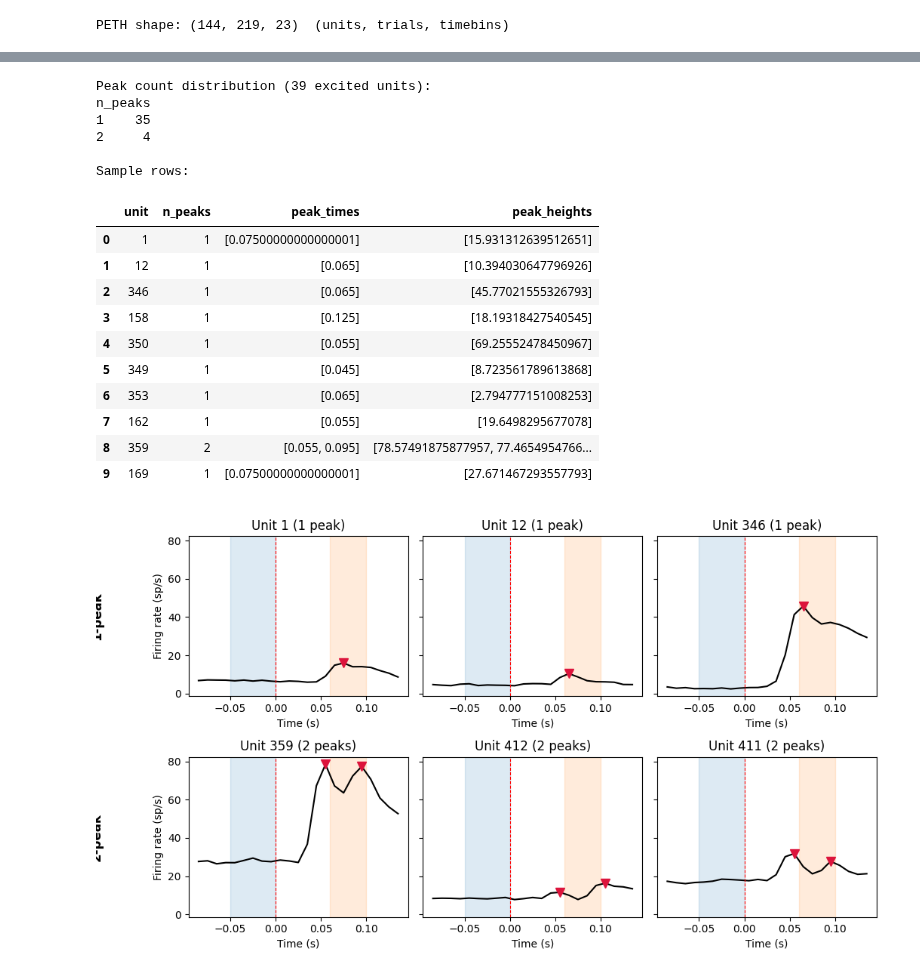
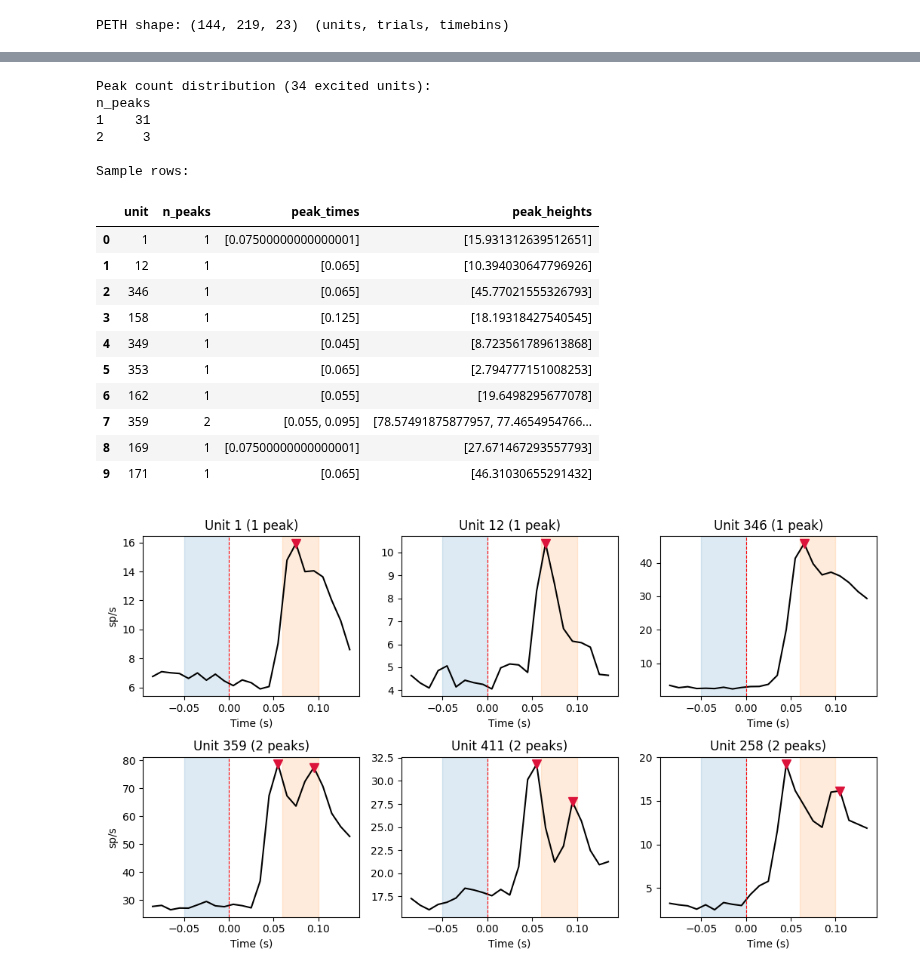
Before and after one commit to rojasgabriel/ephys, a Jupyter notebook: notebooks/selectivity.ipynb, the cells around one changed output, grey strips where cells are left out. Drawn from its saved outputs; the diff is of its cells as text; code cells hidden in the pictures.

Commit message:
working version for stimulus selectivity and double peak identification. need to stress test further though

```diff
--- a/notebooks/selectivity.ipynb
+++ b/notebooks/selectivity.ipynb
@@ -49,6 +49,7 @@ results_df, masks = compute_unit_selectivity(
     base_window=(-0.04, 0.0),
     resp_window=(0.06, 0.10),
     test="wilcoxon",
+    correction="bonferroni",
     alpha=0.05,
 )
 
@@ -100,10 +101,10 @@ print(peaks_df["n_peaks"].value_counts().sort_index().to_string())
 print("\nSample rows:")
 peaks_df.head(10)
 # %% [output]
-Peak count distribution (39 excited units):
+Peak count distribution (34 excited units):
 n_peaks
-1    35
-2     4
+1    31
+2     3
 
 Sample rows:
 |  | unit | n_peaks | peak_times | peak_heights |
@@ -111,12 +112,12 @@ Sample rows:
 | 1 | 12 | 1 | [0.065] | [10.394030647796926] |
 | 2 | 346 | 1 | [0.065] | [45.77021555326793] |
 | 3 | 158 | 1 | [0.125] | [18.19318427540545] |
-| 4 | 350 | 1 | [0.055] | [69.25552478450967] |
-| 5 | 349 | 1 | [0.045] | [8.723561789613868] |
-| 6 | 353 | 1 | [0.065] | [2.794777151008253] |
-| 7 | 162 | 1 | [0.055] | [19.6498295677078] |
-| 8 | 359 | 2 | [0.055, 0.095] | [78.57491875877957, 77.4654954766... |
-| 9 | 169 | 1 | [0.07500000000000001] | [27.671467293557793] |
+| 4 | 349 | 1 | [0.045] | [8.723561789613868] |
+| 5 | 353 | 1 | [0.065] | [2.794777151008253] |
+| 6 | 162 | 1 | [0.055] | [19.6498295677078] |
+| 7 | 359 | 2 | [0.055, 0.095] | [78.57491875877957, 77.4654954766... |
+| 8 | 169 | 1 | [0.07500000000000001] | [27.671467293557793] |
+| 9 | 171 | 1 | [0.065] | [46.31030655291432] |
 # %%
 # Example PSTHs grouped by peak count, with detected peaks marked
 n_examples = 3  # examples per group
@@ -127,49 +128,36 @@ fig, axes = plt.subplots(
     len(peak_groups),
     n_examples,
     figsize=(3.5 * n_examples, 3 * len(peak_groups)),
-    sharey=True,
+    sharey=False,
     squeeze=False,
 )
 
 for row_i, npk in enumerate(peak_groups):
     group = peaks_df[peaks_df["n_peaks"] == npk].head(n_examples)
     for col_j, (_, prow) in enumerate(group.iterrows()):
         ax = axes[row_i, col_j]
         uid = int(prow["unit"])
         pos = exc_ids.index(uid)
         mean_psth = exc_peth[pos].mean(axis=0)
 
         ax.plot(bin_centers, mean_psth, color="black", linewidth=1.5)
         ax.axvspan(-0.05, 0.0, color="tab:blue", alpha=0.15)
         ax.axvspan(0.06, 0.10, color="tab:orange", alpha=0.15)
         ax.axvline(0, color="red", linestyle="--", linewidth=0.8)
 
         # Mark detected peaks
         for pt, ph in zip(prow["peak_times"], prow["peak_heights"]):
             ax.plot(pt, ph, "v", color="crimson", markersize=8, zorder=5)
 
         ax.set(
             xlabel="Time (s)", title=f"Unit {uid} ({npk} peak{'s' if npk > 1 else ''})"
         )
-    axes[row_i, 0].set_ylabel("Firing rate (sp/s)")
+    axes[row_i, 0].set_ylabel("sp/s")
 
     # blank out unused columns
     for col_j in range(len(group), n_examples):
         axes[row_i, col_j].set_visible(False)
 
-# Row labels
-for row_i, npk in enumerate(peak_groups):
-    axes[row_i, 0].annotate(
-        f"{npk}-peak",
-        xy=(0, 0.5),
-        xytext=(-0.45, 0.5),
-        xycoords="axes fraction",
-        textcoords="axes fraction",
-        fontsize=12,
-        fontweight="bold",
-        va="center",
-        rotation=90,
-    )
 plt.tight_layout()
 # %% [output]
-[figure, old version]
+[figure, new version]
```
Also changed, not shown: parts of 5 cells of this notebook, 2 other files.
